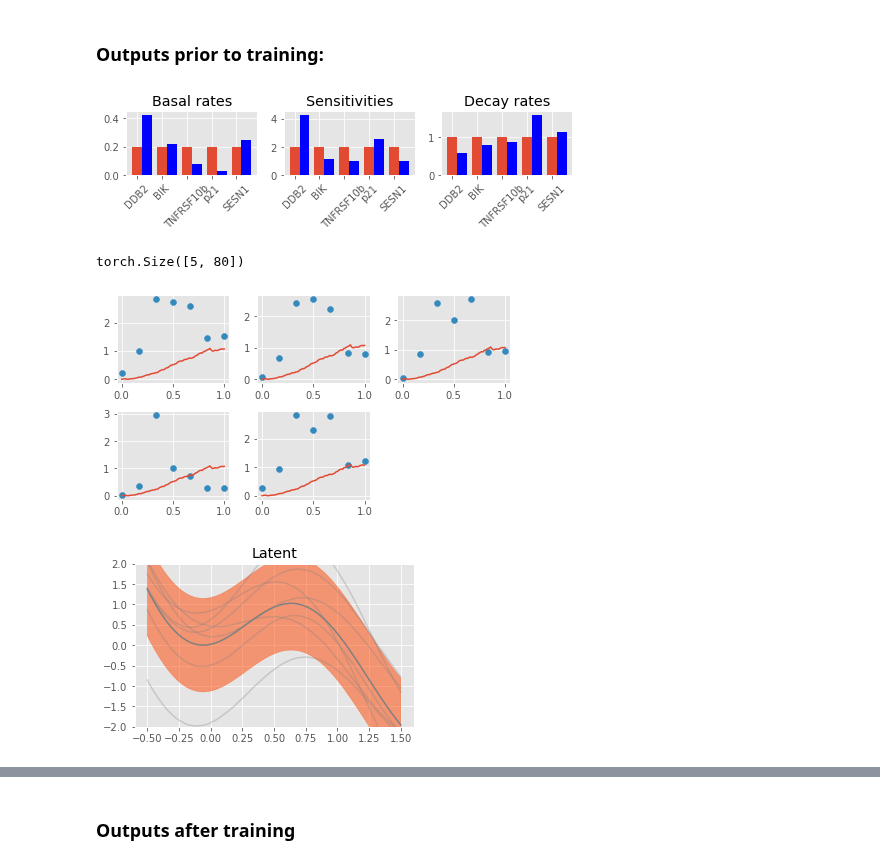
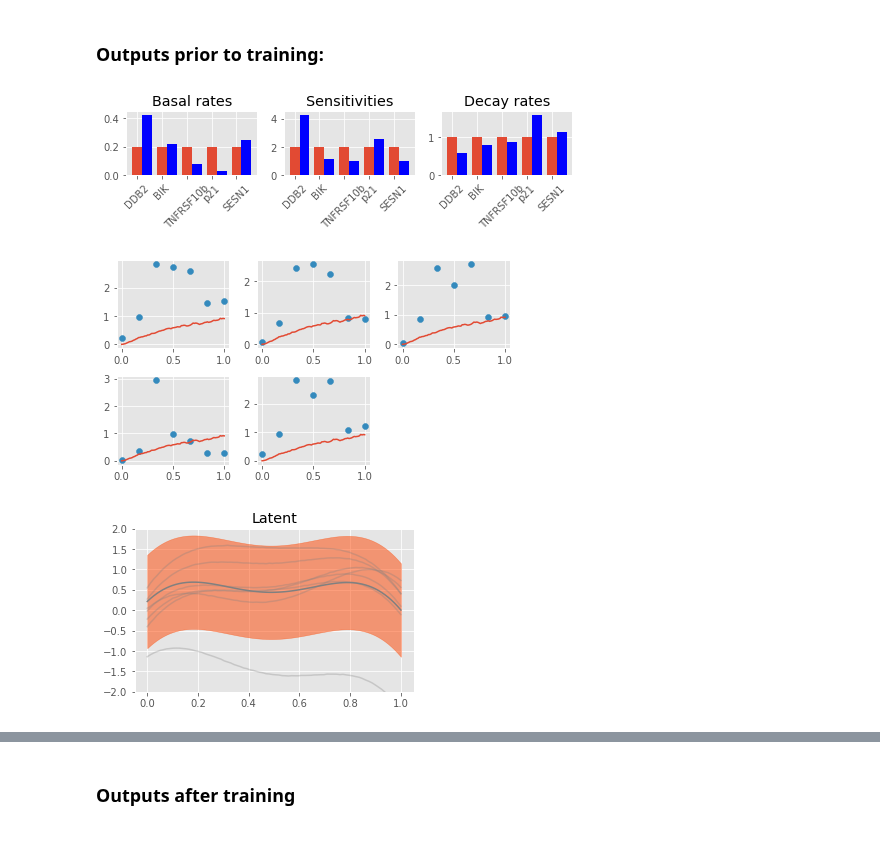
Before and after one commit to mossjacob/alfi, a Jupyter notebook: reggae/examples/variational.ipynb, the cells around one changed output, grey strips where cells are left out. Cells and saved outputs as stored; diff of their text form; code cells hidden in the pictures.

Commit message:
fix model training (parameter)

```diff
--- a/reggae/examples/variational.ipynb
+++ b/reggae/examples/variational.ipynb
@@ -38,25 +37,23 @@ optimizer = torch.optim.Adam(model.parameters(), lr=0.2)
 trainer = TranscriptionalTrainer(model, optimizer, dataset)
 # %% [markdown]
 ### Outputs prior to training:
-# %%
-plotter = Plotter(model, dataset.gene_names, t_inducing)
-plotter.plot_kinetics()
-# %% [output]
-[figure, removed]
 # %%
+plotter = Plotter(model, dataset.gene_names, t_inducing)
+plotter.plot_kinetics()
+
 t_predict = torch.linspace(f64(0), f64(1), 80)
 rtol = 1e-3
 atol = rtol/10
 
 model_kwargs = {
     'rtol': rtol, 'atol': atol,
     'num_samples': 1
 }
 
 plotter.plot_outputs(t_predict, t_scatter=t_observed,y_scatter=m_observed, model_kwargs=model_kwargs)
-plotter.plot_tfs()
+plotter.plot_latents(t_predict)
 # %% [output]
-torch.Size([5, 80])
-[figure, old version]
+[figure, new version]
-[figure, old version]
+[figure, new version]
+[figure, added]
 # %%
```
Also changed, not shown: parts of 4 cells of this notebook, 3 other files.
